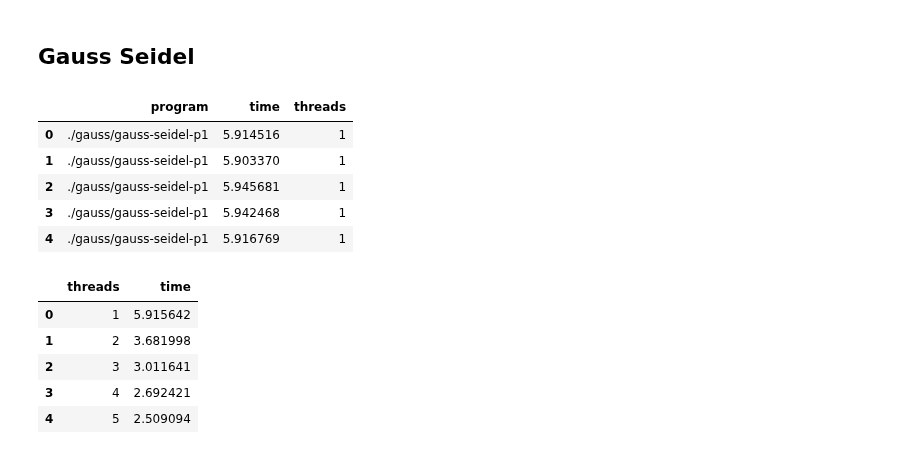
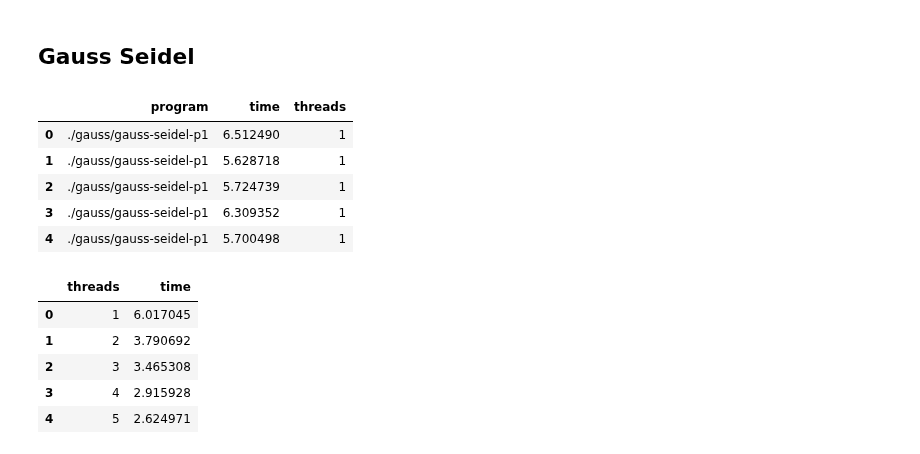
Before and after one commit to jparadadev/notebooks, a Jupyter notebook: high-performance-for-cyber-security/gauss-seidel.ipynb, the cells around one changed output. Drawn from its saved outputs; the diff is of its cells as text; code cells hidden in the pictures.

```diff
--- a/high-performance-for-cyber-security/gauss-seidel.ipynb
+++ b/high-performance-for-cyber-security/gauss-seidel.ipynb
@@ -10,20 +10,20 @@ import matplotlib.pyplot as plt
 # %% [markdown]
 ## Gauss Seidel
 # %%
-df_original = pd.read_csv('./datasets/gauss-seidel.1.1.csv')
-df_p1 = pd.read_csv('./datasets/gauss-seidel-p1.1.128.csv')
-df_p2 = pd.read_csv('./datasets/gauss-seidel-p2.1.128.csv')
-df_p3 = pd.read_csv('./datasets/gauss-seidel-p3.1.128.csv')
-df_p4 = pd.read_csv('./datasets/gauss-seidel-p4.1.128.csv')
+df_original = pd.read_csv('./datasets/gauss-sidel.1.1.csv')
+df_p1 = pd.read_csv('./datasets/gauss-sidel-p1.1.128.csv')
+df_p2 = pd.read_csv('./datasets/gauss-sidel-p2.1.128.csv')
+df_p3 = pd.read_csv('./datasets/gauss-sidel-p3.1.128.csv')
+df_p4 = pd.read_csv('./datasets/gauss-sidel-p4.1.128.csv')
 
 df_p1.head()
 # %% [output]
 |  | program | time | threads |
-| 0 | ./gauss/gauss-seidel-p1 | 5.914516 | 1 |
-| 1 | ./gauss/gauss-seidel-p1 | 5.903370 | 1 |
-| 2 | ./gauss/gauss-seidel-p1 | 5.945681 | 1 |
-| 3 | ./gauss/gauss-seidel-p1 | 5.942468 | 1 |
-| 4 | ./gauss/gauss-seidel-p1 | 5.916769 | 1 |
+| 0 | ./gauss/gauss-seidel-p1 | 6.512490 | 1 |
+| 1 | ./gauss/gauss-seidel-p1 | 5.628718 | 1 |
+| 2 | ./gauss/gauss-seidel-p1 | 5.724739 | 1 |
+| 3 | ./gauss/gauss-seidel-p1 | 6.309352 | 1 |
+| 4 | ./gauss/gauss-seidel-p1 | 5.700498 | 1 |
 # %%
 df_p1 = df_p1.groupby(['threads'], as_index=True)['time'].median().reset_index(name='time')
 df_p2 = df_p2.groupby(['threads'], as_index=True)['time'].median().reset_index(name='time')
@@ -33,11 +33,11 @@ df_p4 = df_p4.groupby(['threads'], as_index=True)['time'].median().reset_index(n
 df_p1.head()
 # %% [output]
 |  | threads | time |
-| 0 | 1 | 5.915642 |
-| 1 | 2 | 3.681998 |
-| 2 | 3 | 3.011641 |
-| 3 | 4 | 2.692421 |
-| 4 | 5 | 2.509094 |
+| 0 | 1 | 6.017045 |
+| 1 | 2 | 3.790692 |
+| 2 | 3 | 3.465308 |
+| 3 | 4 | 2.915928 |
+| 4 | 5 | 2.624971 |
 # %%
 df_p1.plot(x='threads', y='time', title='Gauss Seidel P1')
 df_p2.plot(x='threads', y='time', title='Gauss Seidel P2')
```
Also changed, not shown: parts of 2 cells of this notebook, 2 other files.
